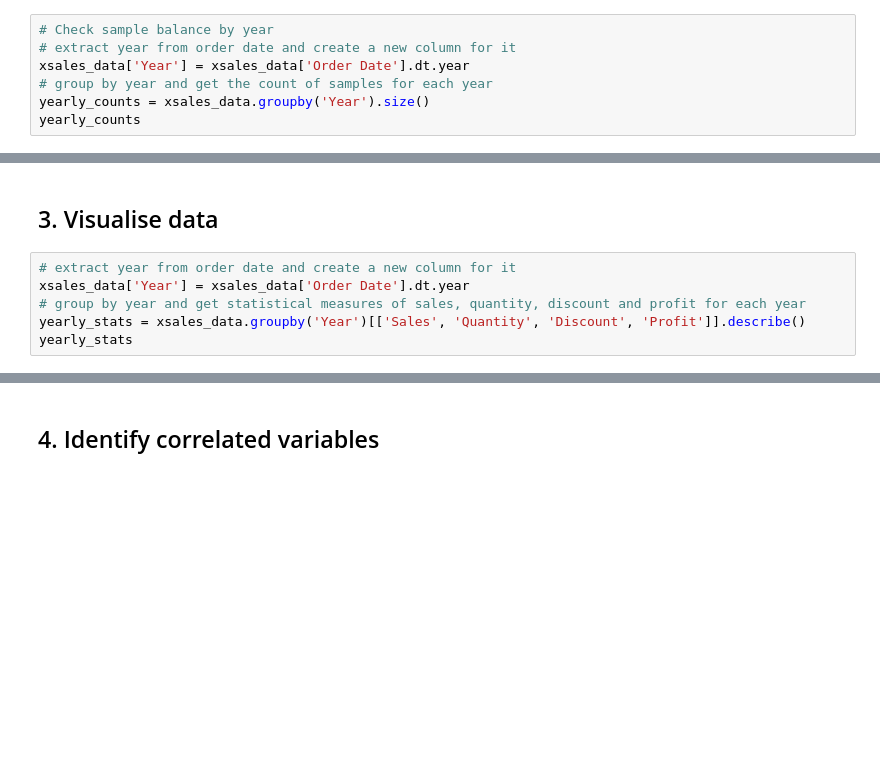
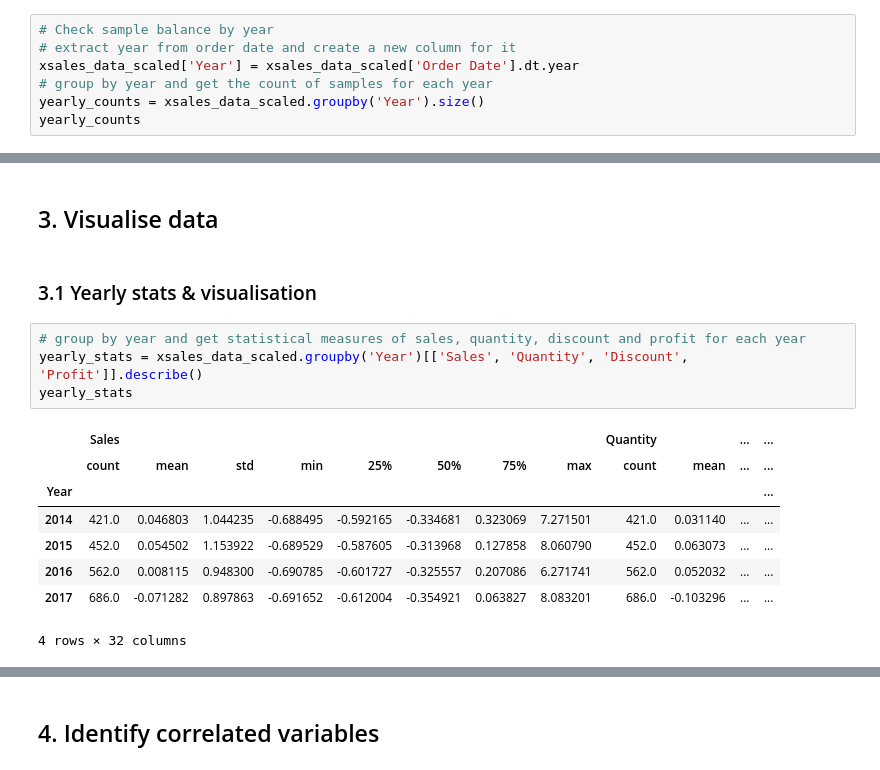
Before and after one commit to Ivy219/2026-Phase-2-Data-Science-IvyTANG, a Jupyter notebook: Part1/part1-submission.ipynb, the cells around one changed output, grey strips where cells are left out. Drawn from its saved outputs; the diff is of its cells as text; blank space fills up the shorter version.

```diff
--- a/Part1/part1-submission.ipynb
+++ b/Part1/part1-submission.ipynb
@@ -225,9 +222,9 @@ plt.show()
 # %%
 # Check sample balance by year
 # extract year from order date and create a new column for it
-xsales_data['Year'] = xsales_data['Order Date'].dt.year
+xsales_data_scaled['Year'] = xsales_data_scaled['Order Date'].dt.year
 # group by year and get the count of samples for each year
-yearly_counts = xsales_data.groupby('Year').size()
+yearly_counts = xsales_data_scaled.groupby('Year').size()
 yearly_counts
 # %% [output]
 Year
@@ -286,8 +305,17 @@ xsales_data.head()
 # %% [markdown]
 ## 3. Visualise data
+# %% [markdown]
+### 3.1 Yearly stats & visualisation
 # %%
-# extract year from order date and create a new column for it
-xsales_data['Year'] = xsales_data['Order Date'].dt.year
 # group by year and get statistical measures of sales, quantity, discount and profit for each year
-yearly_stats = xsales_data.groupby('Year')[['Sales', 'Quantity', 'Discount', 'Profit']].describe()
+yearly_stats = xsales_data_scaled.groupby('Year')[['Sales', 'Quantity', 'Discount', 'Profit']].describe()
 yearly_stats
+# %% [output]
+|  | Sales |  |  |  |  |  |  |  | Quantity |  | ... | ... |
+|  | count | mean | std | min | 25% | 50% | 75% | max | count | mean | ... | ... |
+| Year |  |  |  |  |  |  |  |  |  |  |  | ... |
+| 2014 | 421.0 | 0.046803 | 1.044235 | -0.688495 | -0.592165 | -0.334681 | 0.323069 | 7.271501 | 421.0 | 0.031140 | ... | ... |
+| 2015 | 452.0 | 0.054502 | 1.153922 | -0.689529 | -0.587605 | -0.313968 | 0.127858 | 8.060790 | 452.0 | 0.063073 | ... | ... |
+| 2016 | 562.0 | 0.008115 | 0.948300 | -0.690785 | -0.601727 | -0.325557 | 0.207086 | 6.271741 | 562.0 | 0.052032 | ... | ... |
+| 2017 | 686.0 | -0.071282 | 0.897863 | -0.691652 | -0.612004 | -0.354921 | 0.063827 | 8.083201 | 686.0 | -0.103296 | ... | ... |
+4 rows × 32 columns
```
Also changed, not shown: parts of 15 cells of this notebook.
